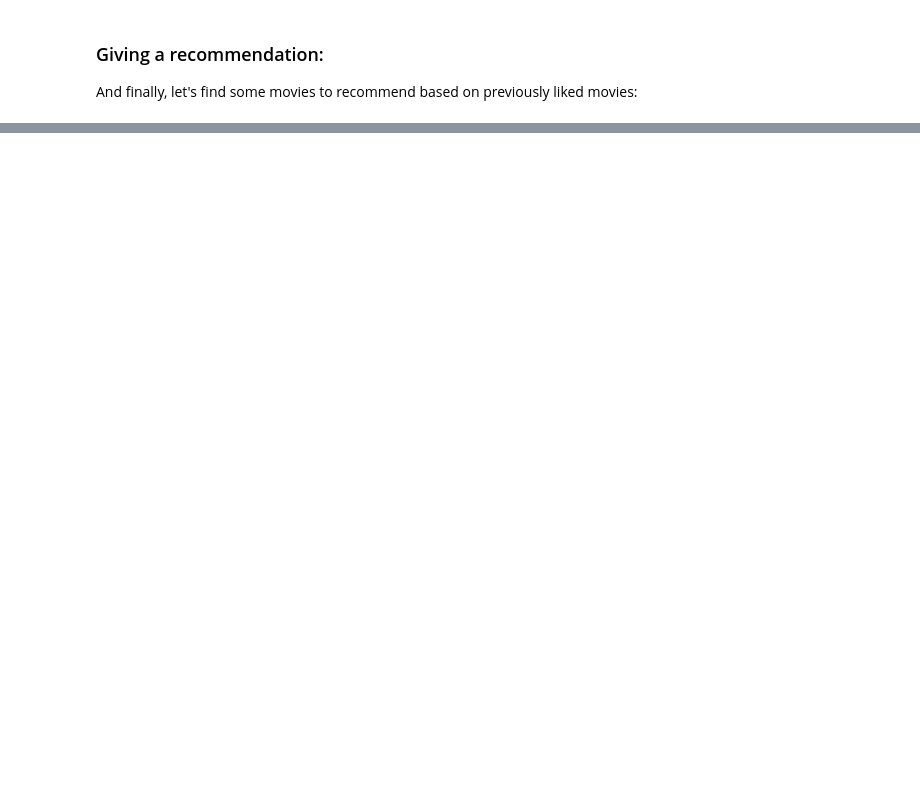
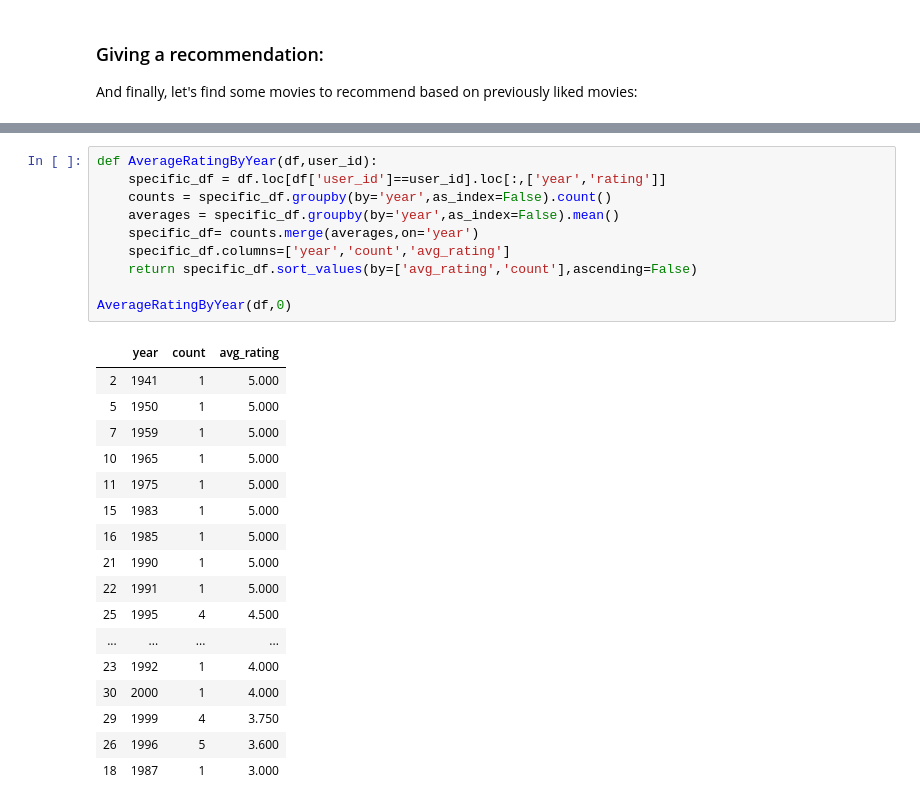
Before and after one commit to vprocure/mle-2020, a Jupyter notebook: project_internship_mle.ipynb, the cells around one changed output, grey strips where cells are left out. Cells and saved outputs as stored; diff of their text form; blank space fills up the shorter version.

```diff
--- a/project_internship_mle.ipynb
+++ b/project_internship_mle.ipynb
@@ -574,0 +750,28 @@ Additionaly a number we could think of some features to add, for example, what a
+# %%
+def AverageRatingByYear(df,user_id):
+    specific_df = df.loc[df['user_id']==user_id].loc[:,['year','rating']]
+    counts = specific_df.groupby(by='year',as_index=False).count()
+    averages = specific_df.groupby(by='year',as_index=False).mean()
+    specific_df= counts.merge(averages,on='year')
+    specific_df.columns=['year','count','avg_rating']
+    return specific_df.sort_values(by=['avg_rating','count'],ascending=False)
+
+AverageRatingByYear(df,0)
+# %% [output]
+|  | year | count | avg_rating |
+| 2 | 1941 | 1 | 5.000 |
+| 5 | 1950 | 1 | 5.000 |
+| 7 | 1959 | 1 | 5.000 |
+| 10 | 1965 | 1 | 5.000 |
+| 11 | 1975 | 1 | 5.000 |
+| 15 | 1983 | 1 | 5.000 |
+| 16 | 1985 | 1 | 5.000 |
+| 21 | 1990 | 1 | 5.000 |
+| 22 | 1991 | 1 | 5.000 |
+| 25 | 1995 | 4 | 4.500 |
+| ... | ... | ... | ... |
+| 23 | 1992 | 1 | 4.000 |
+| 30 | 2000 | 1 | 4.000 |
+| 29 | 1999 | 4 | 3.750 |
+| 26 | 1996 | 5 | 3.600 |
+| 18 | 1987 | 1 | 3.000 |
```
Also changed, not shown: parts of 32 cells of this notebook, 3 other files.
